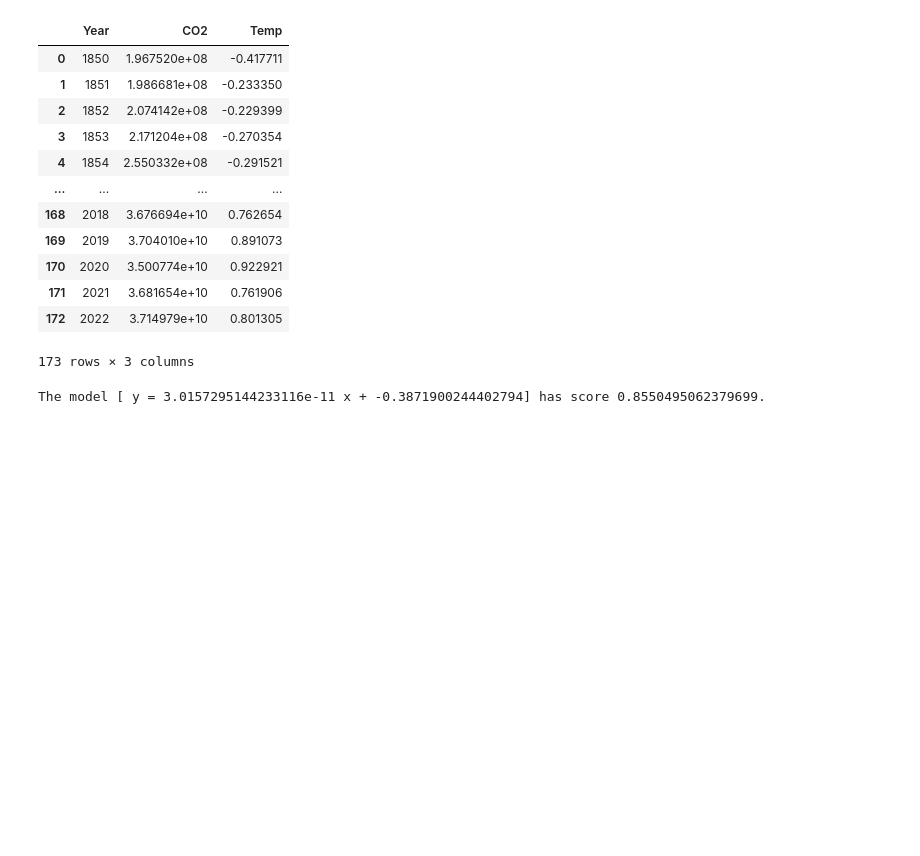
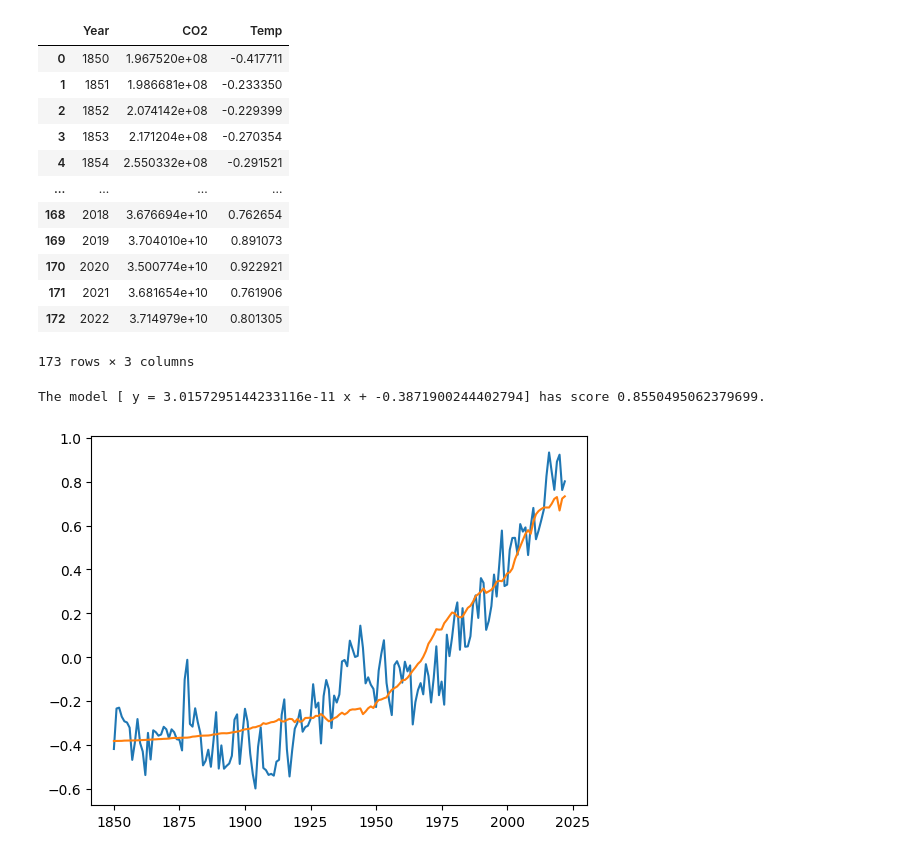
Before and after one commit to MaxCpt/COMP3041, a Jupyter notebook: model/CO2_vs_Temp.ipynb, the cells around one changed output. Cells and saved outputs as stored; diff of their text form; code cells hidden in the pictures; blank space fills up the shorter version.

```diff
--- a/model/CO2_vs_Temp.ipynb
+++ b/model/CO2_vs_Temp.ipynb
@@ -35,8 +35,21 @@ co2_array = joint["CO2"].to_numpy().reshape(-1, 1)
 temp_array = joint["Temp"].to_numpy().reshape(-1, 1)
 
 regr = linear_model.LinearRegression(fit_intercept=True)
-model = regr.fit(co2_array, temp_array)
+model_3 = regr.fit(co2_array, temp_array)
 print(f"The model [ y = {regr.coef_[0][0]} x + {regr.intercept_[0]}] has score " +
       f"{regr.score(co2_array, temp_array)}.")
 # %% [output]
 The model [ y = 3.0157295144233116e-11 x + -0.3871900244402794] has score 0.8550495062379699.
+# %%
+def co2_to_temp(array):
+    predict_array = model_3.predict(array)
+
+    return predict_array
+
+# inspect the fit in historical data
+temp_predict = co2_to_temp(joint["CO2"].to_numpy().reshape(-1, 1))
+plt.plot(np.asarray(joint["Year"], float), joint["Temp"])
+plt.plot(np.asarray(joint["Year"], float), temp_predict)
+plt.show()
+# %% [output]
+[figure, added]
```
Also changed, not shown: 5 other files.
